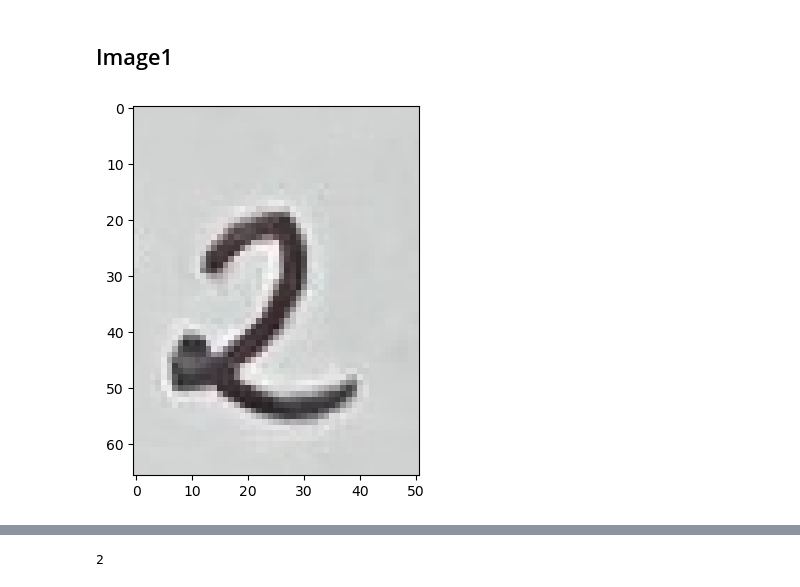
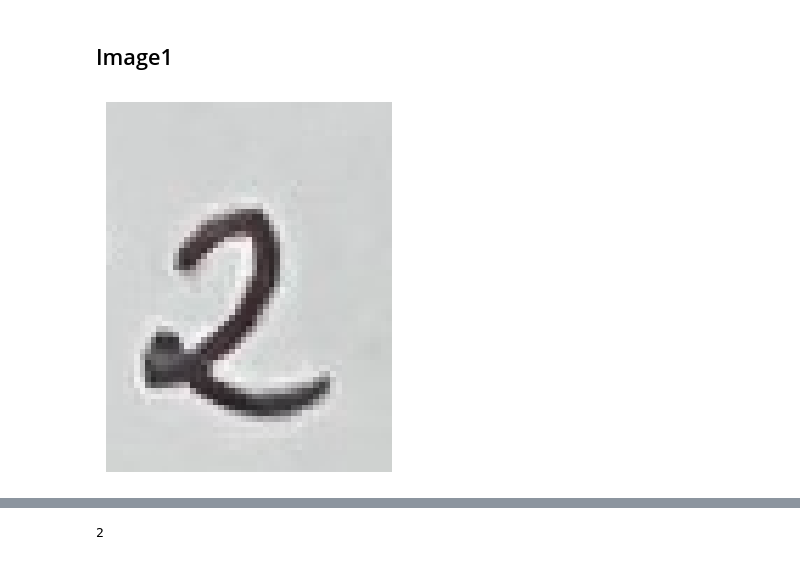
Before and after one commit to papir805/Stanford-ML-Class, a Jupyter notebook: notebooks/neural_networks.ipynb, the cells around one changed output, grey strips where cells are left out. Saved outputs shown, nothing was run; the diff lists cells and outputs as text; code cells hidden in the pictures.

```diff
--- a/notebooks/neural_networks.ipynb
+++ b/notebooks/neural_networks.ipynb
@@ -164,10 +164,11 @@ After training, the model can be used to predict the value of our own images.  I
 # %%
 # Original Image
 image1_path = gh_dir+"/images/handwritten_2.png"
 image1 = cv2.imread(image1_path)
-plt.imshow(image1);
+plt.imshow(image1)
+plt.axis('off');
 # %% [output]
-[figure, old version]
+[figure, new version]
 # %%
 # Processed image
 processed_image1 = \
```
Also changed, not shown: parts of 9 cells of this notebook.
